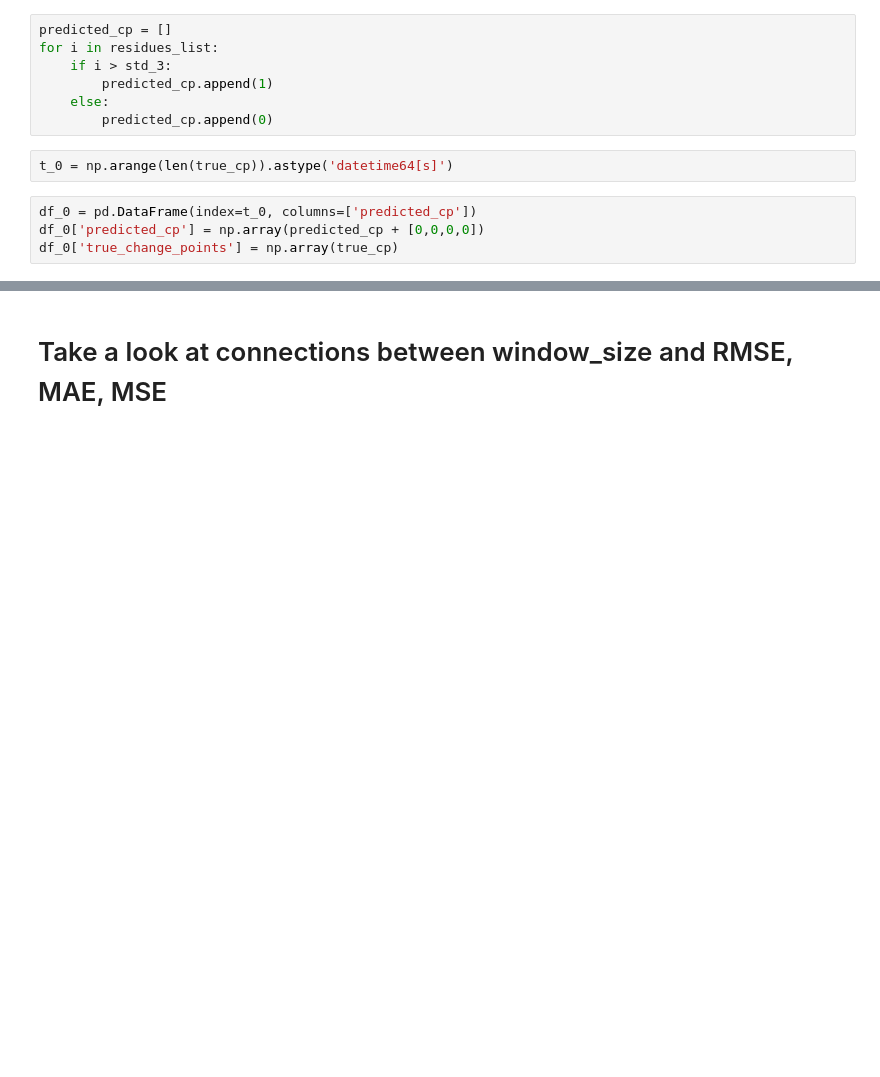
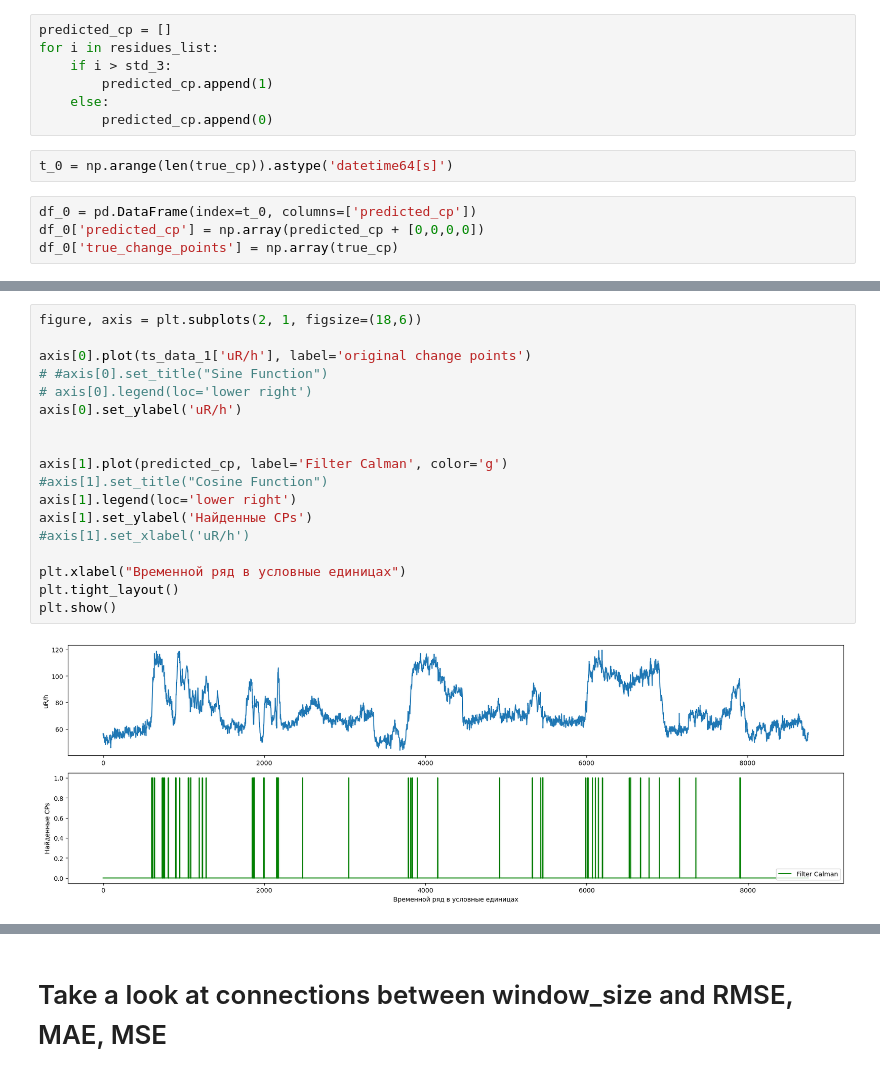
Before and after one commit to GishB/DirectionalDrillingChangePointDetection, a Jupyter notebook: experiments/1-D_Kalman_filter_experiment_local_data.ipynb, the cells around one changed output, grey strips where cells are left out. Drawn from its saved outputs; the diff is of its cells as text; blank space fills up the shorter version.

Commit message:
SST+Kalman filter experiments

```diff
--- a/experiments/1-D_Kalman_filter_experiment_local_data.ipynb
+++ b/experiments/1-D_Kalman_filter_experiment_local_data.ipynb
@@ -227,3 +258,23 @@ plt.legend();
+# %%
+figure, axis = plt.subplots(2, 1, figsize=(18,6))
+
+axis[0].plot(ts_data_1['uR/h'], label='original change points')
+# #axis[0].set_title("Sine Function")
+# axis[0].legend(loc='lower right')
+axis[0].set_ylabel('uR/h')
+
+
+axis[1].plot(predicted_cp, label='Filter Calman', color='g')
+#axis[1].set_title("Cosine Function")
+axis[1].legend(loc='lower right')
+axis[1].set_ylabel('Найденные CPs')
+#axis[1].set_xlabel('uR/h')
+
+plt.xlabel("Временной ряд в условные единицах")
+plt.tight_layout()
+plt.show()
+# %% [output]
+[figure, added]
 # %%
 # nab metric calculation
 nab = evaluating(df_0['true_change_points'], df_0['predicted_cp'], metric='nab', numenta_time='30 sec')
```
Also changed, not shown: parts of 30 cells of this notebook, 3 other files.
